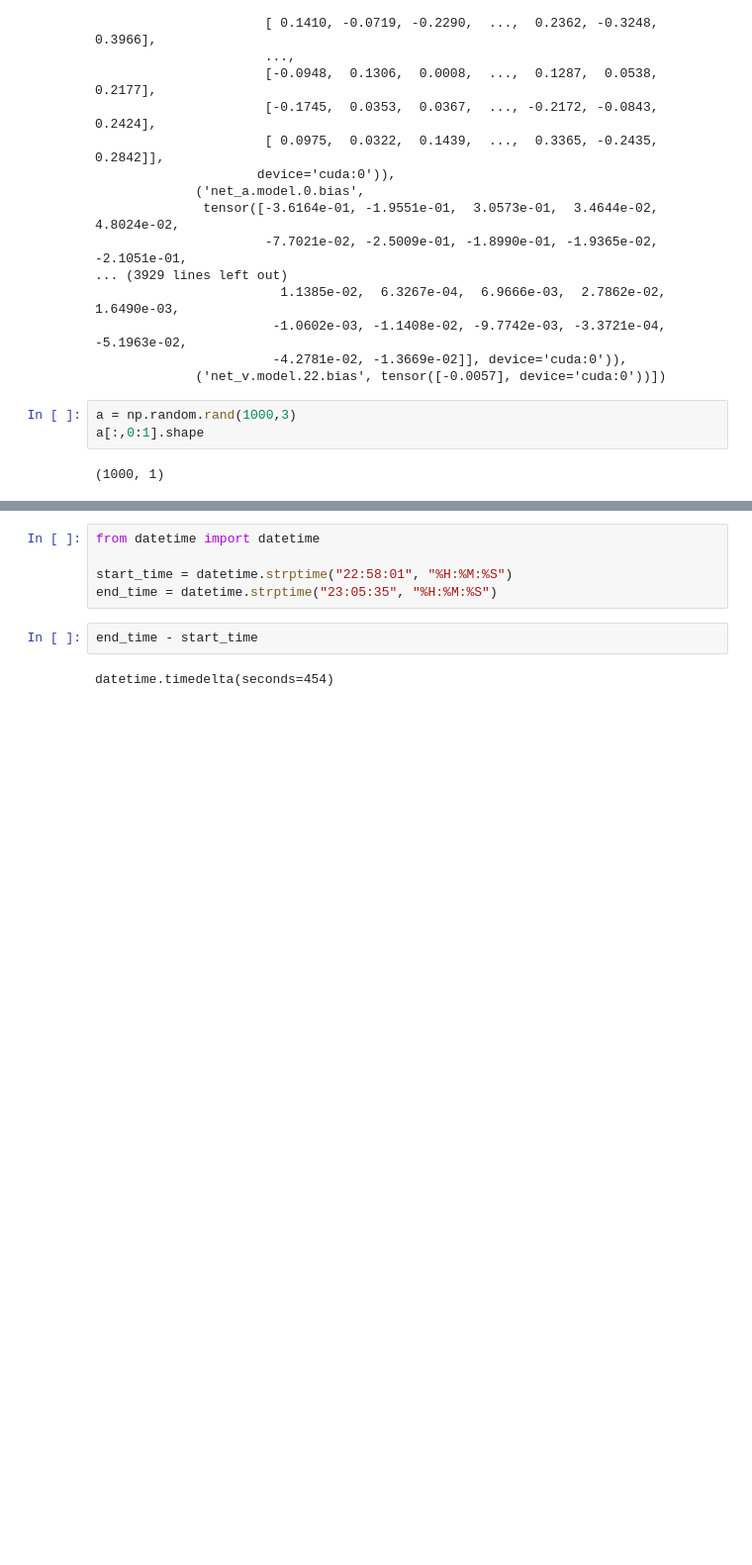
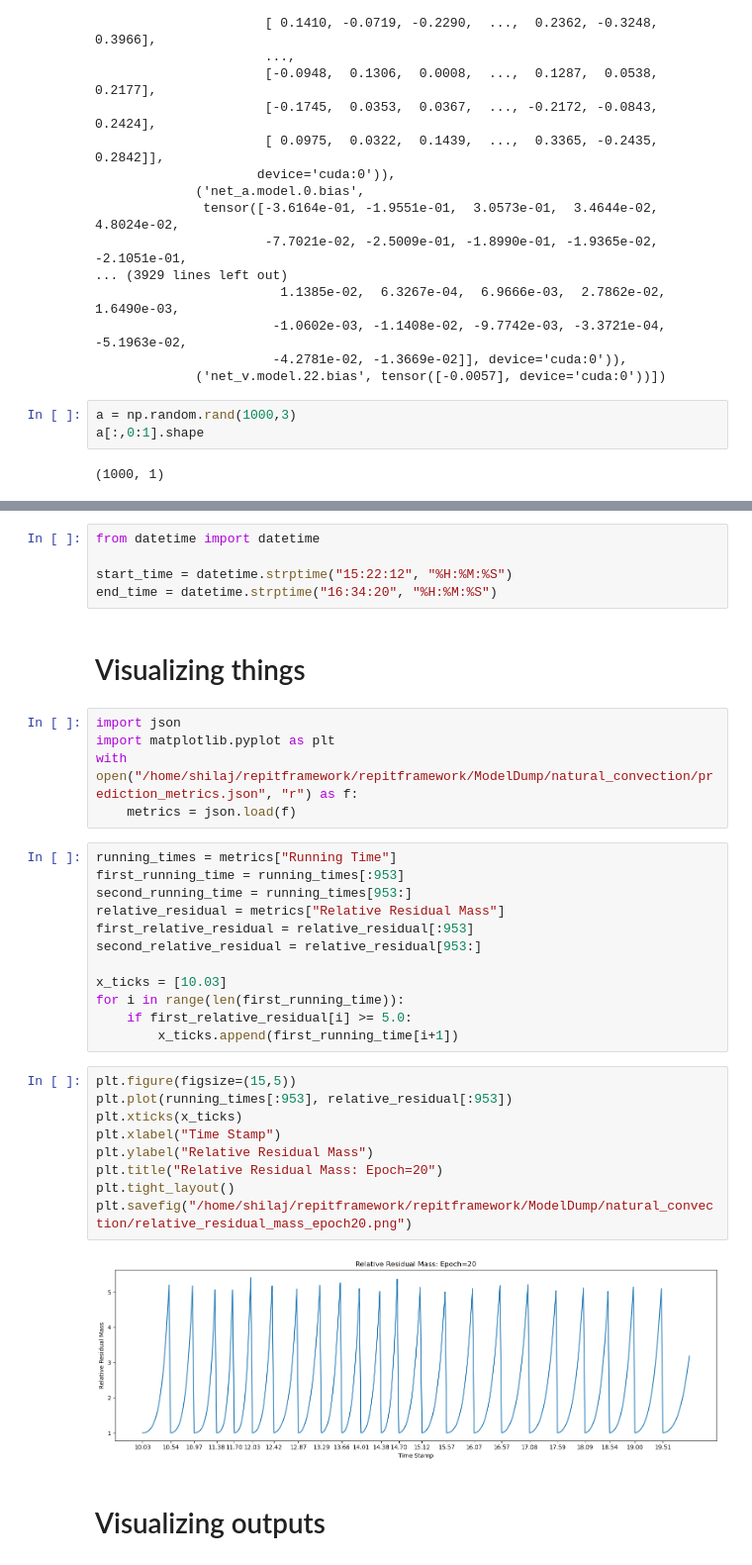
Before and after one commit to fadindashafira/repitframework, a Jupyter notebook: test.ipynb, the cells around one changed output, grey strips where cells are left out. Shown at 99% size. Drawn from its saved outputs; the diff is of its cells as text; blank space fills up the shorter version.

```diff
--- a/test.ipynb
+++ b/test.ipynb
@@ -414,9 +414,37 @@ True
 # %%
 from datetime import datetime
 
-start_time = datetime.strptime("22:58:01", "%H:%M:%S")
-end_time = datetime.strptime("23:05:35", "%H:%M:%S")
+start_time = datetime.strptime("15:22:12", "%H:%M:%S")
+end_time = datetime.strptime("16:34:20", "%H:%M:%S")
-# %%
-end_time - start_time
-# %% [output]
-datetime.timedelta(seconds=454)
+# %% [markdown]
+# Visualizing things
+# %%
+import json
+import matplotlib.pyplot as plt
+with open("/home/shilaj/repitframework/repitframework/ModelDump/natural_convection/prediction_metrics.json", "r") as f:
+	metrics = json.load(f)
+# %%
+running_times = metrics["Running Time"]
+first_running_time = running_times[:953]
+second_running_time = running_times[953:]
+relative_residual = metrics["Relative Residual Mass"]
+first_relative_residual = relative_residual[:953]
+second_relative_residual = relative_residual[953:]
+
+x_ticks = [10.03]
+for i in range(len(first_running_time)):
+    if first_relative_residual[i] >= 5.0:
+        x_ticks.append(first_running_time[i+1])
+# %%
+plt.figure(figsize=(15,5))
+plt.plot(running_times[:953], relative_residual[:953])
+plt.xticks(x_ticks)
+plt.xlabel("Time Stamp")
+plt.ylabel("Relative Residual Mass")
+plt.title("Relative Residual Mass: Epoch=20")
+plt.tight_layout()
+plt.savefig("/home/shilaj/repitframework/repitframework/ModelDump/natural_convection/relative_residual_mass_epoch20.png")
+# %% [output]
+[figure, added]
+# %% [markdown]
+# Visualizing outputs
```
Also changed, not shown: parts of 8 cells of this notebook, 17 other files.
